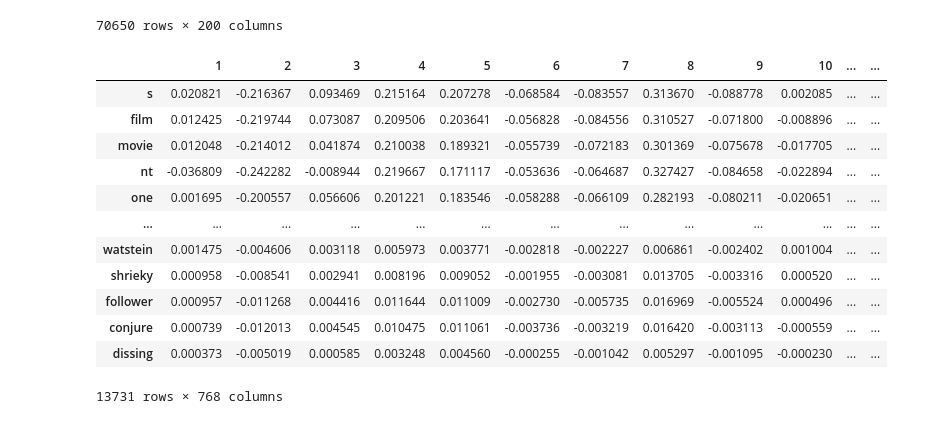
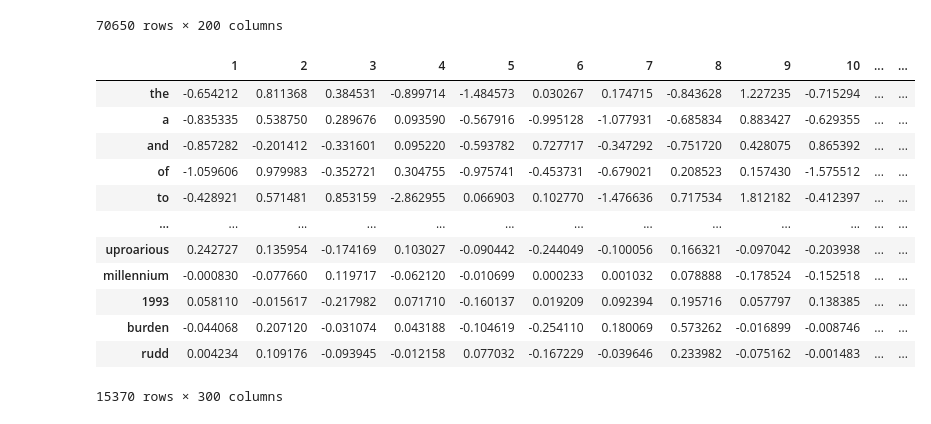
Before and after one commit to AzevedoArthur/nlp-final, a Jupyter notebook: embedding.ipynb, the cells around one changed output. Drawn from its saved outputs; the diff is of its cells as text; code cells hidden in the pictures.

```diff
--- a/embedding.ipynb
+++ b/embedding.ipynb
@@ -16,7 +16,7 @@ def get_word2vec_embeddings(dataset:pd.DataFrame, verbose:bool=False, dim:int=20
         for sentence in sentences[ : 5] : print("   ", sentence)
 
     model = Word2Vec(sentences=sentences, vector_size=dim, window=5, min_count=1, workers=4)
-    model.train(sentences, epochs=10, total_examples=model.corpus_count, total_words=model.corpus_total_words, compute_loss=True)
+    model.train(sentences, epochs=100, total_examples=model.corpus_count, total_words=model.corpus_total_words, compute_loss=True)
 
     words = model.wv.index_to_key
     if verbose :
@@ -70,25 +70,25 @@ fold_embeddings[0]
 # %%
 # Para dataset simples
 # Args
 dataset_folder = "../resources/datasets/StanfordSentimentTreebank"
-dataset_name = "SST2Processed-train"
+dataset_name = "SST2Processed2-train"
 trainset = pd.read_csv(f"{dataset_folder}/split/{dataset_name}.csv")
 
 # Exec
-embeddings = get_word2vec_embeddings(trainset, dim=768)
-embeddings.to_csv(f"{dataset_folder}/embeddings/{dataset_name}_dim768.csv")
+embeddings = get_word2vec_embeddings(trainset, dim=300)
+embeddings.to_csv(f"{dataset_folder}/embeddings/{dataset_name}.csv")
 embeddings
 # %% [output]
 |  | 1 | 2 | 3 | 4 | 5 | 6 | 7 | 8 | 9 | 10 | ... | ... |
-| s | 0.020821 | -0.216367 | 0.093469 | 0.215164 | 0.207278 | -0.068584 | -0.083557 | 0.313670 | -0.088778 | 0.002085 | ... | ... |
-| film | 0.012425 | -0.219744 | 0.073087 | 0.209506 | 0.203641 | -0.056828 | -0.084556 | 0.310527 | -0.071800 | -0.008896 | ... | ... |
-| movie | 0.012048 | -0.214012 | 0.041874 | 0.210038 | 0.189321 | -0.055739 | -0.072183 | 0.301369 | -0.075678 | -0.017705 | ... | ... |
-| nt | -0.036809 | -0.242282 | -0.008944 | 0.219667 | 0.171117 | -0.053636 | -0.064687 | 0.327427 | -0.084658 | -0.022894 | ... | ... |
-| one | 0.001695 | -0.200557 | 0.056606 | 0.201221 | 0.183546 | -0.058288 | -0.066109 | 0.282193 | -0.080211 | -0.020651 | ... | ... |
+| the | -0.654212 | 0.811368 | 0.384531 | -0.899714 | -1.484573 | 0.030267 | 0.174715 | -0.843628 | 1.227235 | -0.715294 | ... | ... |
+| a | -0.835335 | 0.538750 | 0.289676 | 0.093590 | -0.567916 | -0.995128 | -1.077931 | -0.685834 | 0.883427 | -0.629355 | ... | ... |
+| and | -0.857282 | -0.201412 | -0.331601 | 0.095220 | -0.593782 | 0.727717 | -0.347292 | -0.751720 | 0.428075 | 0.865392 | ... | ... |
+| of | -1.059606 | 0.979983 | -0.352721 | 0.304755 | -0.975741 | -0.453731 | -0.679021 | 0.208523 | 0.157430 | -1.575512 | ... | ... |
+| to | -0.428921 | 0.571481 | 0.853159 | -2.862955 | 0.066903 | 0.102770 | -1.476636 | 0.717534 | 1.812182 | -0.412397 | ... | ... |
 | ... | ... | ... | ... | ... | ... | ... | ... | ... | ... | ... | ... | ... |
-| watstein | 0.001475 | -0.004606 | 0.003118 | 0.005973 | 0.003771 | -0.002818 | -0.002227 | 0.006861 | -0.002402 | 0.001004 | ... | ... |
-| shrieky | 0.000958 | -0.008541 | 0.002941 | 0.008196 | 0.009052 | -0.001955 | -0.003081 | 0.013705 | -0.003316 | 0.000520 | ... | ... |
-| follower | 0.000957 | -0.011268 | 0.004416 | 0.011644 | 0.011009 | -0.002730 | -0.005735 | 0.016969 | -0.005524 | 0.000496 | ... | ... |
-| conjure | 0.000739 | -0.012013 | 0.004545 | 0.010475 | 0.011061 | -0.003736 | -0.003219 | 0.016420 | -0.003113 | -0.000559 | ... | ... |
-| dissing | 0.000373 | -0.005019 | 0.000585 | 0.003248 | 0.004560 | -0.000255 | -0.001042 | 0.005297 | -0.001095 | -0.000230 | ... | ... |
+| uproarious | 0.242727 | 0.135954 | -0.174169 | 0.103027 | -0.090442 | -0.244049 | -0.100056 | 0.166321 | -0.097042 | -0.203938 | ... | ... |
+| millennium | -0.000830 | -0.077660 | 0.119717 | -0.062120 | -0.010699 | 0.000233 | 0.001032 | 0.078888 | -0.178524 | -0.152518 | ... | ... |
+| 1993 | 0.058110 | -0.015617 | -0.217982 | 0.071710 | -0.160137 | 0.019209 | 0.092394 | 0.195716 | 0.057797 | 0.138385 | ... | ... |
+| burden | -0.044068 | 0.207120 | -0.031074 | 0.043188 | -0.104619 | -0.254110 | 0.180069 | 0.573262 | -0.016899 | -0.008746 | ... | ... |
+| rudd | 0.004234 | 0.109176 | -0.093945 | -0.012158 | 0.077032 | -0.167229 | -0.039646 | 0.233982 | -0.075162 | -0.001483 | ... | ... |
-13731 rows × 768 columns
+15370 rows × 300 columns
```
Also changed, not shown: 5 other files.
